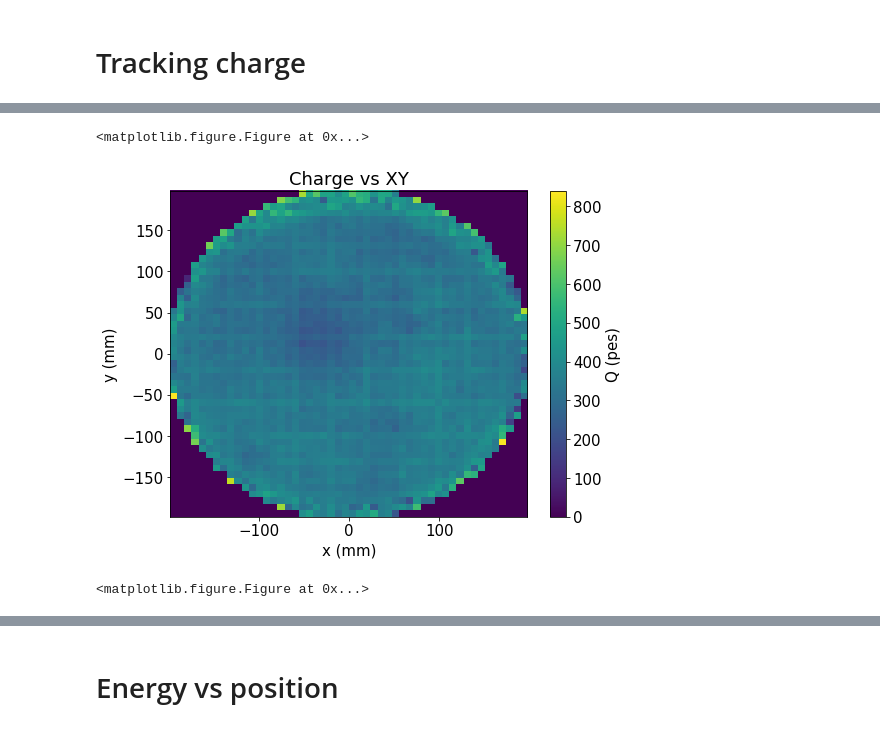
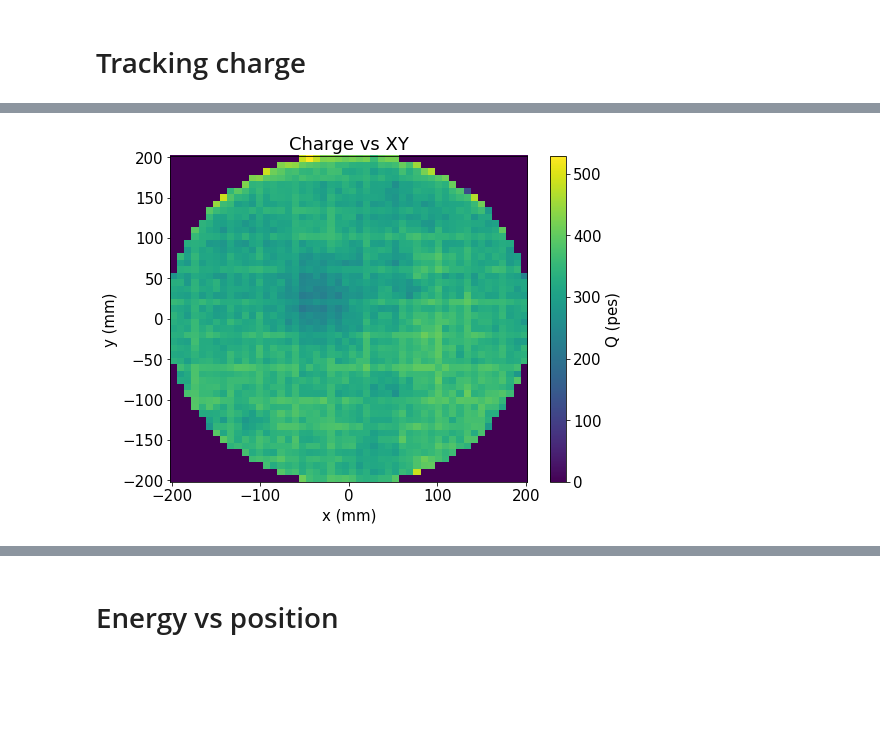
Before and after one commit to gonzaponte/ICARO, a Jupyter notebook: icaro/KrMay/Run4446.ipynb, the cells around one changed output, grey strips where cells are left out. Saved outputs shown, nothing was run; the diff lists cells and outputs as text; code cells hidden in the pictures; blank space fills up the shorter version.

```diff
--- a/icaro/KrMay/Run4446.ipynb
+++ b/icaro/KrMay/Run4446.ipynb
@@ -337,7 +362,7 @@ hist(fid.S2e, 50, range=Erange_raw)
 labels("S2 energy (pes)", "Entries", "Fidualized energy spectrum")
 save("Raw_energy_fiducial")
 
-low_cut   = 11000 * np.exp(-0.0016*fid.Z.values)
+low_cut   = 11000 * np.exp(-0.0011*fid.Z.values)
 high_cut  = 14000 * np.exp(-0.0009*fid.Z.values)
 sel       = coref.in_range(fid.S2e.values, low_cut, high_cut) # remove low and high E background
 
@@ -500,13 +612,13 @@ Chi2 = 0.755430821757
 # %% [markdown]
 # Correction by attachment
 # %%
-correction = Zcorr(fid.Z.values, fid.R.values) if LT_radial else\
-             Zcorr(fid.Z.values)
-Efid_zcorr = fid.S2e.values * correction.value
+correction = Zcorr(full.Z.values, full.R.values) if LT_radial else\
+             Zcorr(full.Z.values)
+E_zcorr    = full.S2e.values * correction.value
 
-y, x, _ = hist(Efid_zcorr, 100, range=Erange_zcorr)
+y, x, _ = hist(E_zcorr, 100, range=Erange_zcorr)
 
-fun  = lambda x, *args: fitf.gauss  (x, *args[ :3])
+fun  = lambda x, *args: fitf.gauss(x, *args[ :3])
 seed = 1e3, 12000, 100
 low  =  10, 11000,  50
 upp  = 1e8, 13000, 900
@@ -516,12 +628,12 @@ print(f.values)
 
 plt.plot(x, f.fn(x), fitOpt)
 plt.plot(x, fitf.gauss(x, *f.values),  fitOpt)
-plt.text(Erange_zcorr[0], 1*max(y)/4, gausstext(f.values, 41.5), color=fitOpt)
+plt.text(Erange_zcorr[0], max(y)/4, gausstext(f.values, 41.5), color=fitOpt)
 
 labels("S2 energy (pes)", "Entries", "Z-corrected energy")
-save("EcorrZ_fiducial")
+save("EcorrZ")
 
-hist2d(fid.Z.values, Efid_zcorr, (50, 100), range=(Zrange, Erange_zcorr))
+hist2d(full.Z.values, E_zcorr, (50, 100), range=(Zrange, Erange_zcorr))
 labels("Drift time ($\mu$s)", "S2 energy (pes)", "Z-corrected energy vs Z")
-save("EcorrZvsZ_fiducial")
+save("EcorrZvsZ")
 # %% [output]
@@ -530,0 +643,10 @@ save("EcorrZvsZ_fiducial")
+# %%
+low_cut   = 10500 *(1/(1 + np.exp((full.R.values-210)/20)))
+high_cut  = 14000 *(1/(1 + np.exp((full.R.values-220)/20)))
+sel       = coref.in_range(full.S2e.values, low_cut, high_cut) # remove low and high E background
+
+hist2d(full.R.values, E_zcorr, (50, 100), range=(Rrange, Erange_zcorr))
+plt.plot(full.R.values,  low_cut, ".k")
+plt.plot(full.R.values, high_cut, ".k")
+labels("R (mm)", "S2 energy (pes)", "Z-corrected energy vs R")
+save("EcorrZvsR")
@@ -557,3 +673,7 @@ E_zcorr = E_zcorr[sel]
+# %%
+sel     = coref.in_range(E_zcorr, low_cut, high_cut)
+Kr      = full   [sel]
+E_zcorr = E_zcorr[sel]
 # %%
 hist(Kr.X, 25, range=XYrange)
 labels("x (mm)", "Entries", "X distribution")
@@ -607,26 +727,28 @@ save("QvsZ")
 # %%
-_, _, cb = hist2d_profile(Kr.X, Kr.Y, Kr.S2q, nX, nY, XYrange, XYrange)
+x, y, Q, u_Q = \
+fitf.profileXY(Kr.X, Kr.Y, Kr.S2q, nX, nY, XYrange, XYrange)
+_, cb = display_matrix(x, y, Q)
 cb.set_label("Q (pes)")
 labels("x (mm)", "y (mm)", "Charge vs XY")
 save("QvsXY")
 
-_, _, cb = hist2d_profile(Kr.R, Kr.Phi, full.S2q, nX, nY, Rrange, Prange)
+x, y, q, u_q = \
+fitf.profileXY(Kr.R, Kr.Phi, Kr.S2q, nX, nY, Rrange, Prange)
+_, cb = display_matrix(x, y, q)
 cb.set_label("Q (pes)")
 labels("r (mm)", "$\phi$ (rad)", "Charge vs R$\phi$")
 save("QvsRPhi")
 
 hist2d(Kr.R, Kr.S2q, (50, 50), (Rrange, Qrange))
 x, y, _ = fitf.profileX(Kr.R, Kr.S2q, 50, xrange=Rrange, yrange=Qrange)
 plt.plot(x, y, profOpt)
 labels("r (mm)", "S2 charge (pes)", "Charge vs R")
 save("QvsR")
 
 hist2d(Kr.Phi, Kr.S2q, (50, 50), range=(Prange, Qrange))
 x, y, _ = fitf.profileX(Kr.Phi, Kr.S2q, 50, xrange=Prange, yrange=Qrange)
 plt.plot(x, y, profOpt)
 labels("phi (rad)", "S2 charge (pes)", "Charge vs $\phi$")
 save("QvsPhi")
 # %% [output]
-<matplotlib.figure.Figure at 0x...>
-[figure, old version]
+[figure, new version]
-<matplotlib.figure.Figure at 0x...>
```
Also changed, not shown: parts of 39 cells of this notebook, 2 other files.
